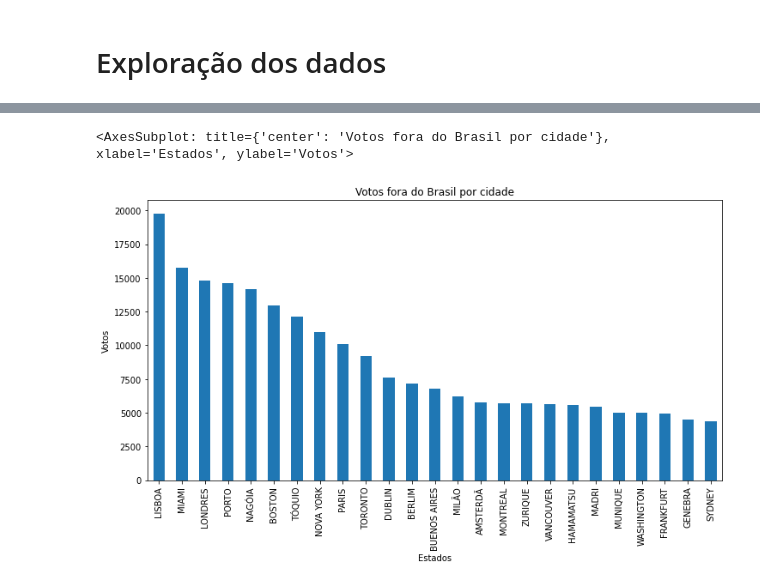
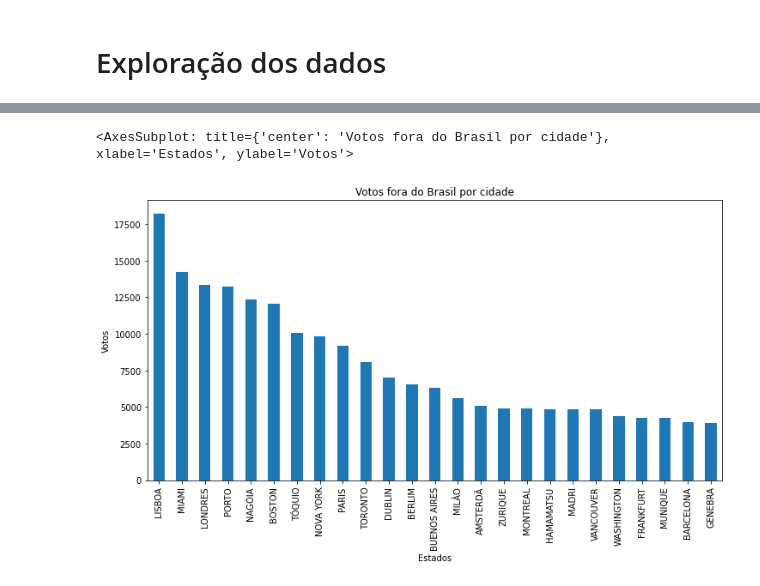
Before and after one commit to felipe-bonato/ciencia-de-dados-eleicoes, a Jupyter notebook: main.ipynb, the cells around one changed output, grey strips where cells are left out. Drawn from its saved outputs; the diff is of its cells as text; code cells hidden in the pictures.

```diff
--- a/main.ipynb
+++ b/main.ipynb
@@ -97,12 +138,14 @@ dtype: object
 # %% [markdown]
 # Exploração dos dados
 # %%
-import matplotlib.pyplot as plt
+df_total_votes_uf_muni = df_votes.copy(deep=True)[['sg_uf', 'nm_municipio']]
+df_total_votes_uf_muni['qt_votos_primeiro_turno'] = df_votes['qt_votos_13_primeiro_turno'] + df_votes['qt_votos_22_primeiro_turno']
+df_total_votes_uf_muni['qt_votos_segundo_turno'] = df_votes['qt_votos_13_segundo_turno'] + df_votes['qt_votos_22_segundo_turno']
 
-votes_by_state = ((df_votes
-	.groupby(['sg_uf'])[['qt_votos_primeiro_turno']]
-	.sum()
-	.sort_values(by='qt_votos_primeiro_turno', ascending=False)) / 10**6)
+votes_by_state = ((df_total_votes_uf_muni
+ 	.groupby(['sg_uf'])[['qt_votos_primeiro_turno']]
+ 	.sum()
+ 	.sort_values(by='qt_votos_primeiro_turno', ascending=False)) / 10**6)
 
 votes_by_state.plot(
 	kind='bar',
@@ -118,18 +181,20 @@ votes_by_state.plot(
 # %%
-votes_outsize_brasil = ((df_votes[df_votes['sg_uf'] == 'ZZ']
+# https://www.gov.br/mre/pt-br/consulado-nagoia/eleicoes-2022-1/locais-de-votacao/nagoia
+
+votes_outsize_brasil = ((df_total_votes_uf_muni[df_total_votes_uf_muni['sg_uf'] == 'ZZ']
 	.groupby(['nm_municipio'])[['qt_votos_primeiro_turno']]
 	.sum()
 	.sort_values(by='qt_votos_primeiro_turno', ascending=False)
 	.head(25)))
 
 votes_outsize_brasil.plot(
 	kind='bar',
 	title='Votos fora do Brasil por cidade',
 	ylabel='Votos',
 	xlabel='Estados',
 	legend=None,
 	figsize=(12, 6)
 )
 # %% [output]
 <AxesSubplot: title={'center': 'Votos fora do Brasil por cidade'}, xlabel='Estados', ylabel='Votos'>
-[figure, old version]
+[figure, new version]
```
Also changed, not shown: parts of 13 cells of this notebook, 2 other files.
